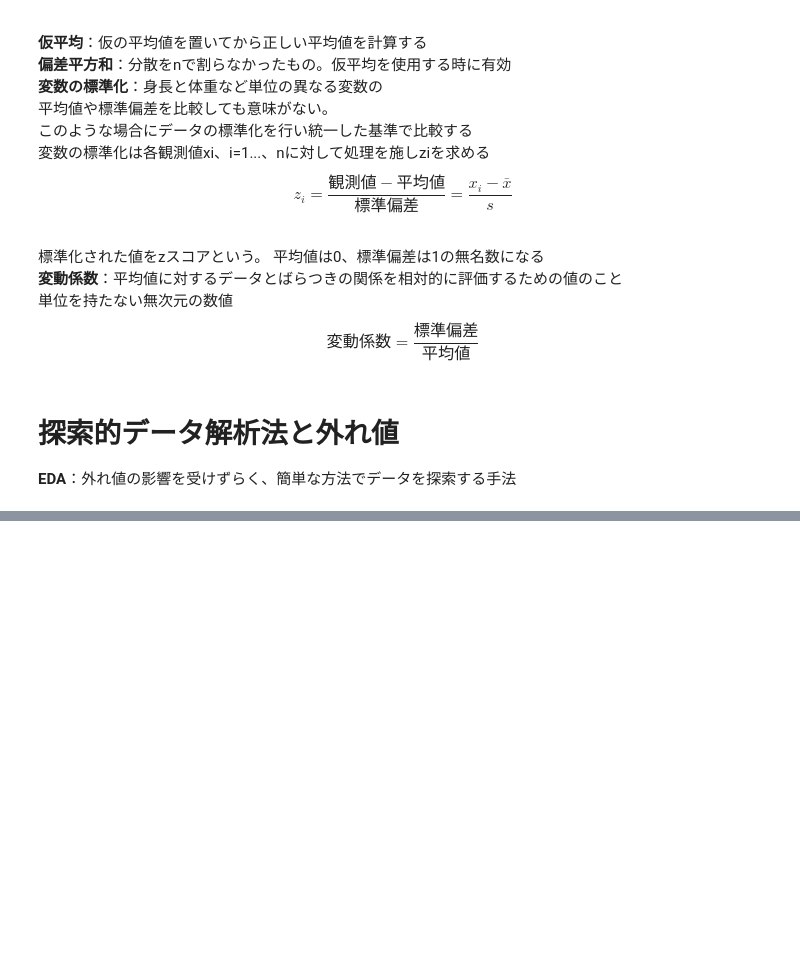
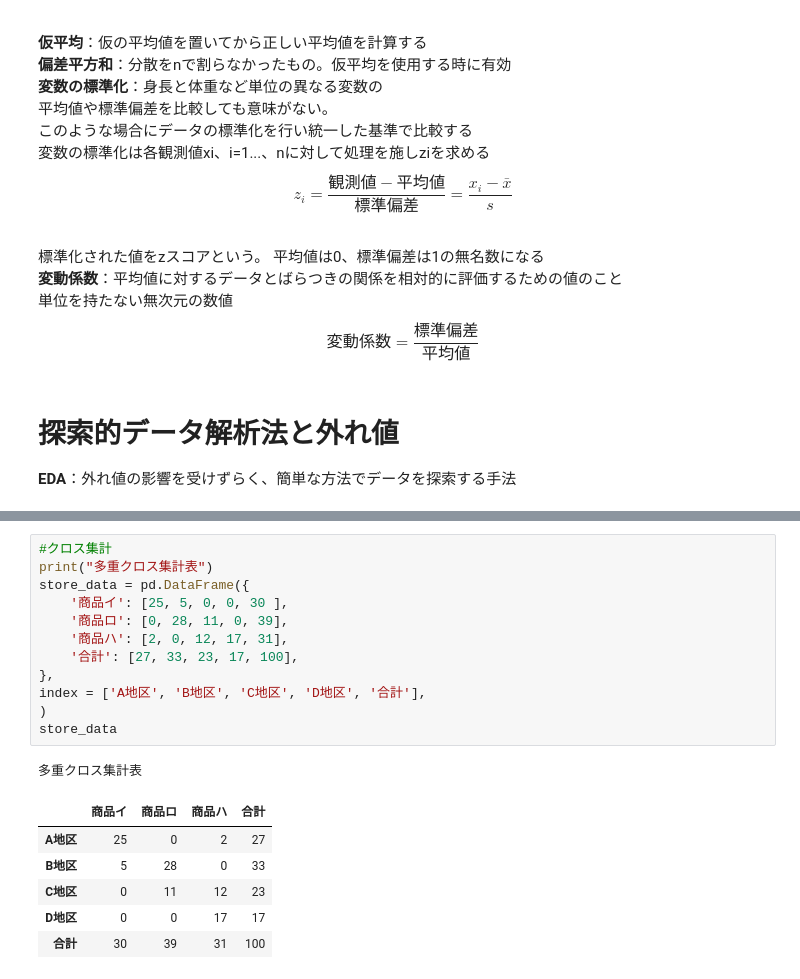
Before and after one commit to sakuragi-zero/yatteiki, a Jupyter notebook: statistics/Chapter1_4.ipynb, the cells around one changed output, grey strips where cells are left out. Drawn from its saved outputs; the diff is of its cells as text; blank space fills up the shorter version.

```diff
--- a/statistics/Chapter1_4.ipynb
+++ b/statistics/Chapter1_4.ipynb
@@ -257,0 +234,20 @@ $$
+# %%
+#クロス集計
+print("多重クロス集計表")
+store_data = pd.DataFrame({
+    '商品イ': [25, 5, 0, 0, 30 ],
+    '商品ロ': [0, 28, 11, 0, 39],
+    '商品ハ': [2, 0, 12, 17, 31],
+    '合計': [27, 33, 23, 17, 100],
+},
+index = ['A地区', 'B地区', 'C地区', 'D地区', '合計'],
+)
+store_data
+# %% [output]
+多重クロス集計表
+|  | 商品イ | 商品ロ | 商品ハ | 合計 |
+| A地区 | 25 | 0 | 2 | 27 |
+| B地区 | 5 | 28 | 0 | 33 |
+| C地区 | 0 | 11 | 12 | 23 |
+| D地区 | 0 | 0 | 17 | 17 |
+| 合計 | 30 | 39 | 31 | 100 |
```
Also changed, not shown: parts of 22 cells of this notebook.
